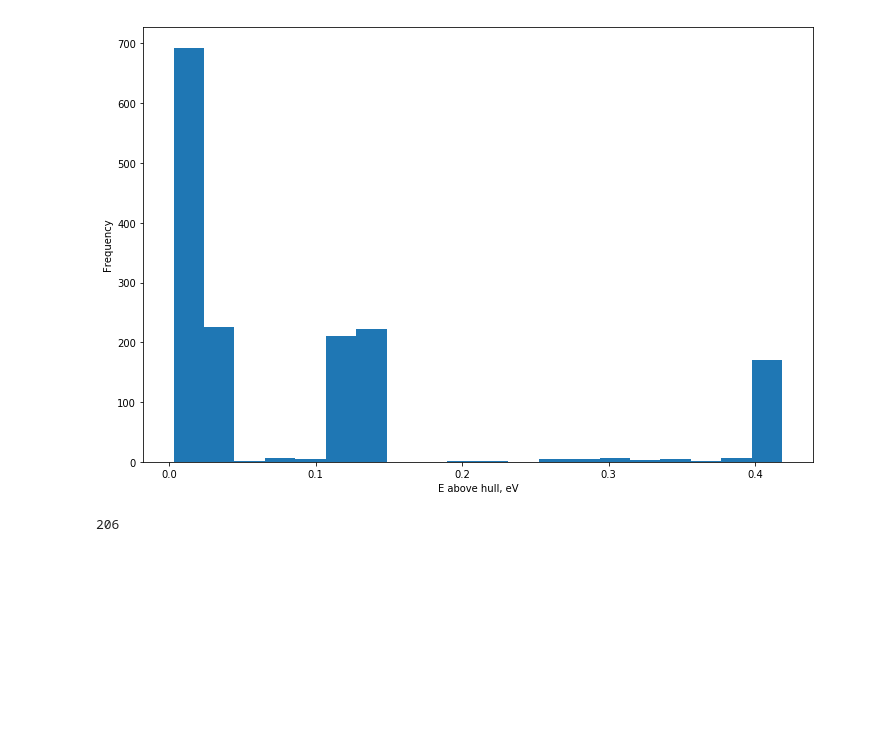
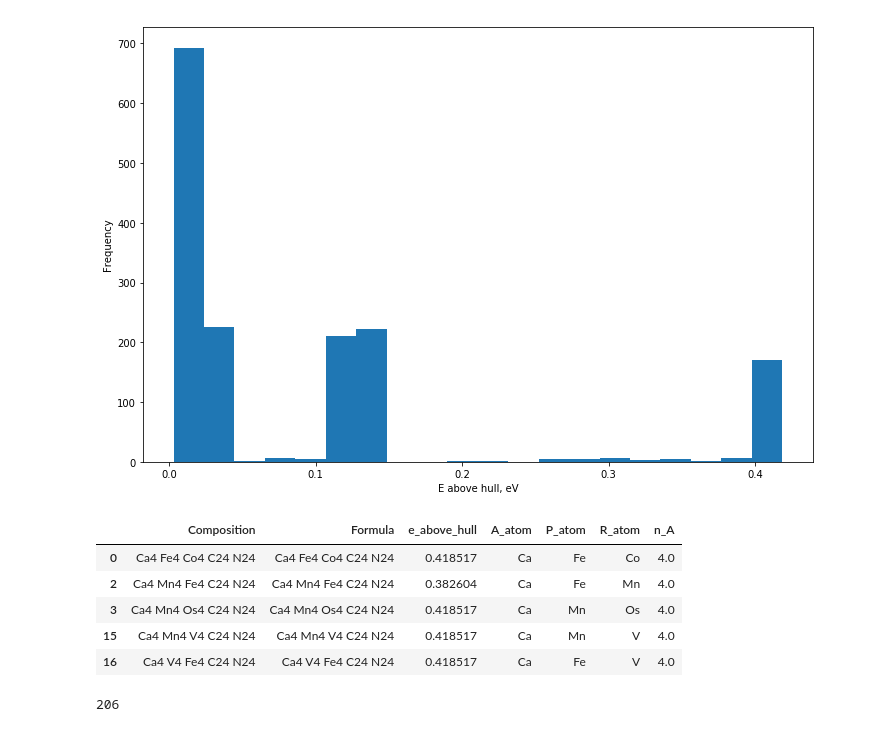
Before and after one commit to ewoodbury/my_pba_analysis, a Jupyter notebook: 03 - PBA Analysis.ipynb, the cells around one changed output. Saved outputs shown, nothing was run; the diff lists cells and outputs as text; code cells hidden in the pictures; blank space fills up the shorter version.

```diff
--- a/03 - PBA Analysis.ipynb
+++ b/03 - PBA Analysis.ipynb
@@ -55,6 +55,15 @@ Text(0,0.5,'Frequency')
 [figure]
 # %%
 ca_pbas = pba_e_hull_df[(pba_e_hull_df['A_atom'] == 'Ca')]
+# %%
+ca_pbas.head()
+# %% [output]
+|  | Composition | Formula | e_above_hull | A_atom | P_atom | R_atom | n_A |
+| 0 | Ca4 Fe4 Co4 C24 N24 | Ca4 Fe4 Co4 C24 N24 | 0.418517 | Ca | Fe | Co | 4.0 |
+| 2 | Ca4 Mn4 Fe4 C24 N24 | Ca4 Mn4 Fe4 C24 N24 | 0.382604 | Ca | Fe | Mn | 4.0 |
+| 3 | Ca4 Mn4 Os4 C24 N24 | Ca4 Mn4 Os4 C24 N24 | 0.418517 | Ca | Mn | Os | 4.0 |
+| 15 | Ca4 Mn4 V4 C24 N24 | Ca4 Mn4 V4 C24 N24 | 0.418517 | Ca | Mn | V | 4.0 |
+| 16 | Ca4 V4 Fe4 C24 N24 | Ca4 V4 Fe4 C24 N24 | 0.418517 | Ca | Fe | V | 4.0 |
 # %%
 len(ca_pbas)
 # %% [output]
```
Also changed, not shown: parts of 9 cells of this notebook.
